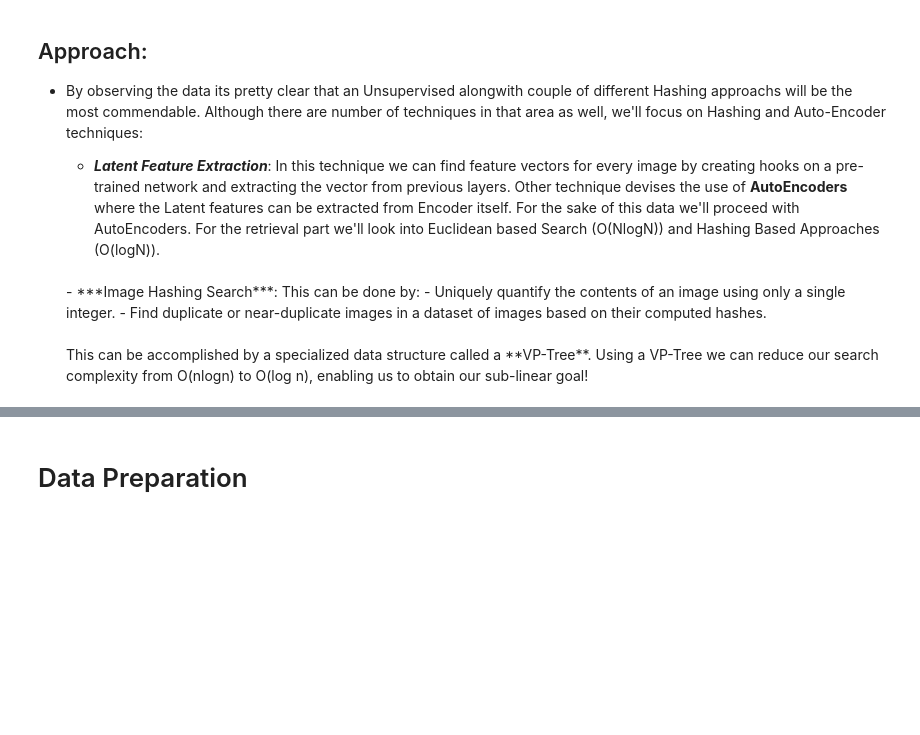
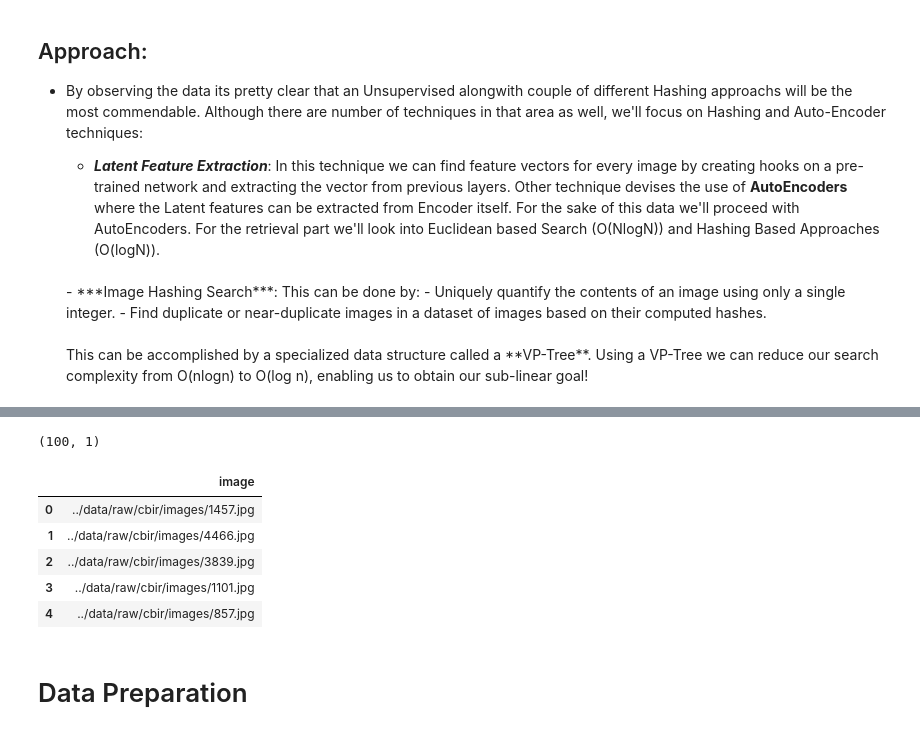
Before and after one commit to smb-h/iirbctf, a Jupyter notebook: notebooks/content-based-image-retrieval-pytorch.ipynb, the cells around one changed output, grey strips where cells are left out. Cells and saved outputs as stored; diff of their text form; code cells hidden in the pictures; blank space fills up the shorter version.

Commit message:
:zap: update(notebooks): updating CBIR notebook

```diff
--- a/notebooks/content-based-image-retrieval-pytorch.ipynb
+++ b/notebooks/content-based-image-retrieval-pytorch.ipynb
@@ -47,12 +48,23 @@ print(device)
 # %%
 # preparing intermediate DataFrame
-datasetPath = Path('/kaggle/input/cbir-dataset/dataset/')
+dataset_path = Path('../data/raw/cbir/images/')
 df = pd.DataFrame()
 
-df['image'] = [f for f in os.listdir(datasetPath) if os.path.isfile(os.path.join(datasetPath, f))]
-df['image'] = '/kaggle/input/cbir-dataset/dataset/' + df['image'].astype(str)
+df['image'] = [f for f in os.listdir(dataset_path) if os.path.isfile(os.path.join(dataset_path, f))]
+df['image'] = df['image'].apply(lambda x: dataset_path / x)
+# filter to first 100 images
+df = df[:100]
 
+print(df.shape)
 df.head()
+# %% [output]
+(100, 1)
+|  | image |
+| 0 | ../data/raw/cbir/images/1457.jpg |
+| 1 | ../data/raw/cbir/images/4466.jpg |
+| 2 | ../data/raw/cbir/images/3839.jpg |
+| 3 | ../data/raw/cbir/images/1101.jpg |
+| 4 | ../data/raw/cbir/images/857.jpg |
 # %% [markdown]
 # Data Preparation
 # %%
```
Also changed, not shown: parts of 10 cells of this notebook.
